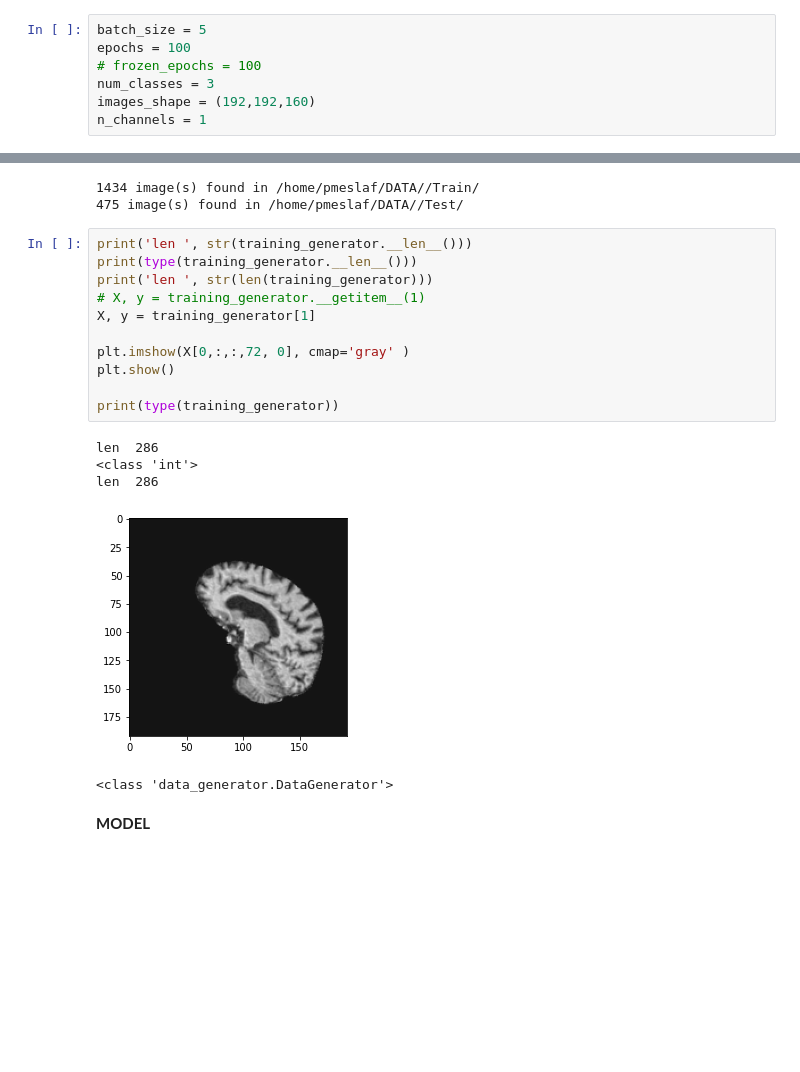
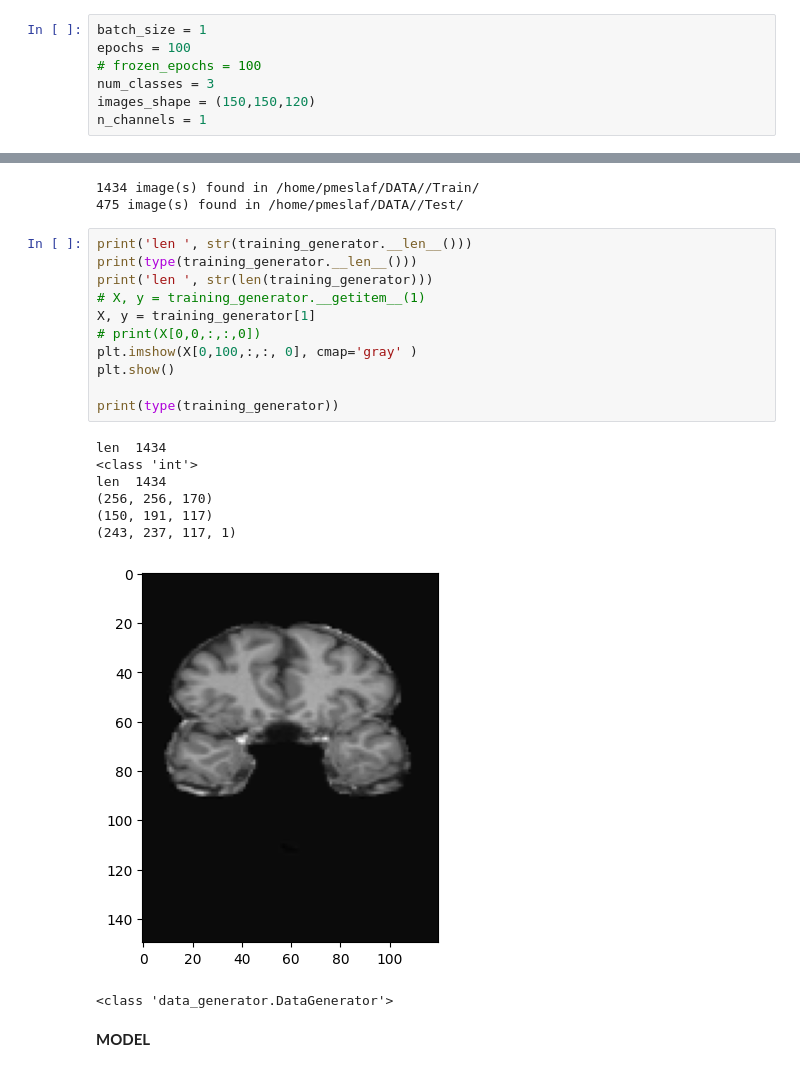
Before and after one commit to PabloMesas/TFM, a Jupyter notebook: convolutional_1.ipynb, the cells around one changed output, grey strips where cells are left out. Saved outputs shown, nothing was run; the diff lists cells and outputs as text; blank space fills up the shorter version.

```diff
--- a/convolutional_1.ipynb
+++ b/convolutional_1.ipynb
@@ -73,9 +59,9 @@ project_dir = "/home/pmeslaf/DATA/"
 # %%
-batch_size = 5
+batch_size = 1
 epochs = 100
 # frozen_epochs = 100
 num_classes = 3
-images_shape = (192,192,160)
+images_shape = (150,150,120)
 n_channels = 1
 # %% [markdown]
 Custom Image Generator
@@ -104,19 +90,22 @@ test_generator = DataGenerator(data_path=project_dir + '/Test/',
 # %%
 print('len ', str(training_generator.__len__()))
 print(type(training_generator.__len__()))
 print('len ', str(len(training_generator)))
 # X, y = training_generator.__getitem__(1)
 X, y = training_generator[1]
-
-plt.imshow(X[0,:,:,72, 0], cmap='gray' )
+# print(X[0,0,:,:,0])
+plt.imshow(X[0,100,:,:, 0], cmap='gray' )
 plt.show()
 
 print(type(training_generator))
 # %% [output]
-len  286
+len  1434
 <class 'int'>
-len  286
+len  1434
+(256, 256, 170)
+(150, 191, 117)
+(243, 237, 117, 1)
-[figure, old version]
+[figure, new version]
 <class 'data_generator.DataGenerator'>
 # %% [markdown]
 **MODEL**
```
Also changed, not shown: parts of 6 cells of this notebook, 3 other files.
